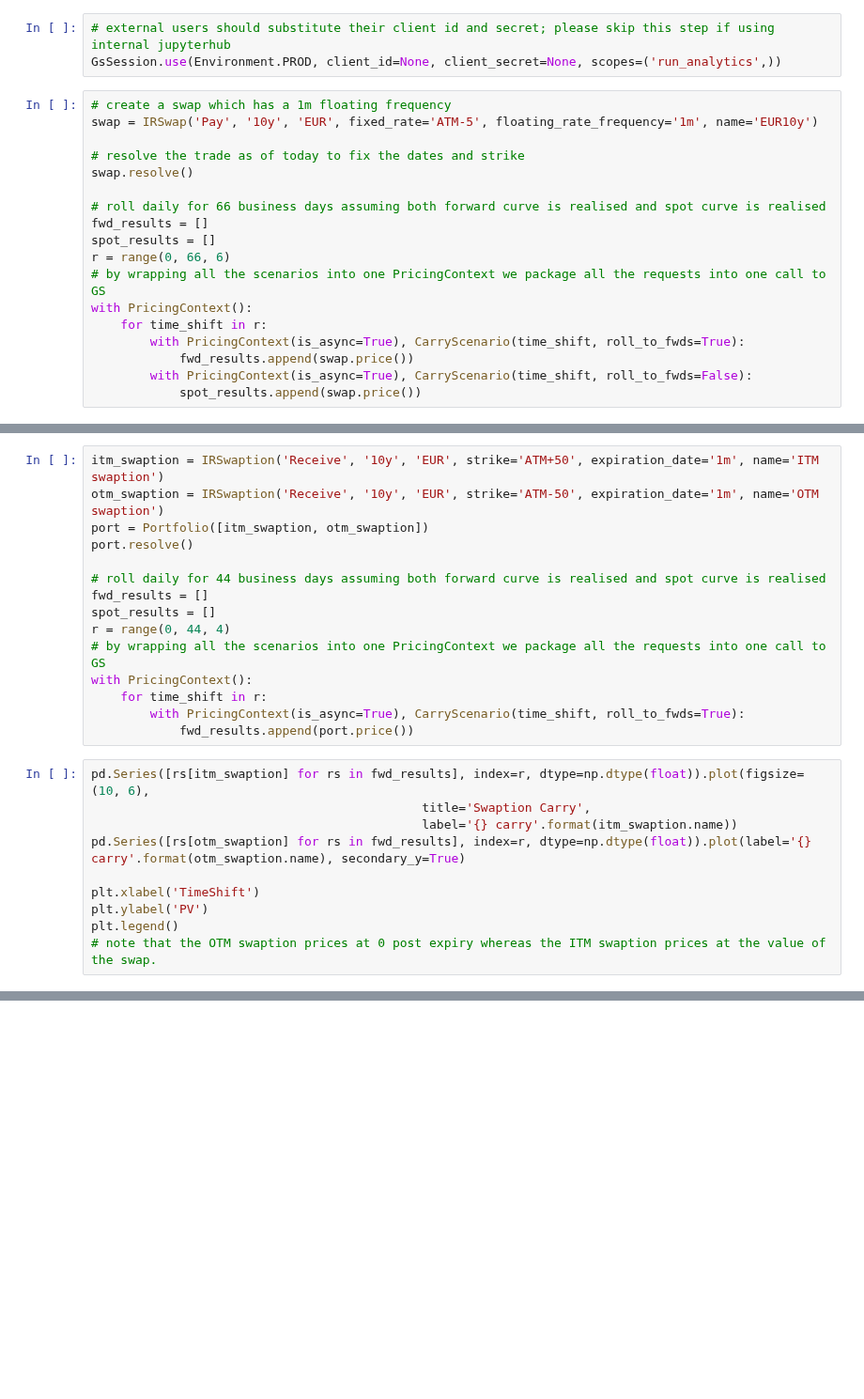
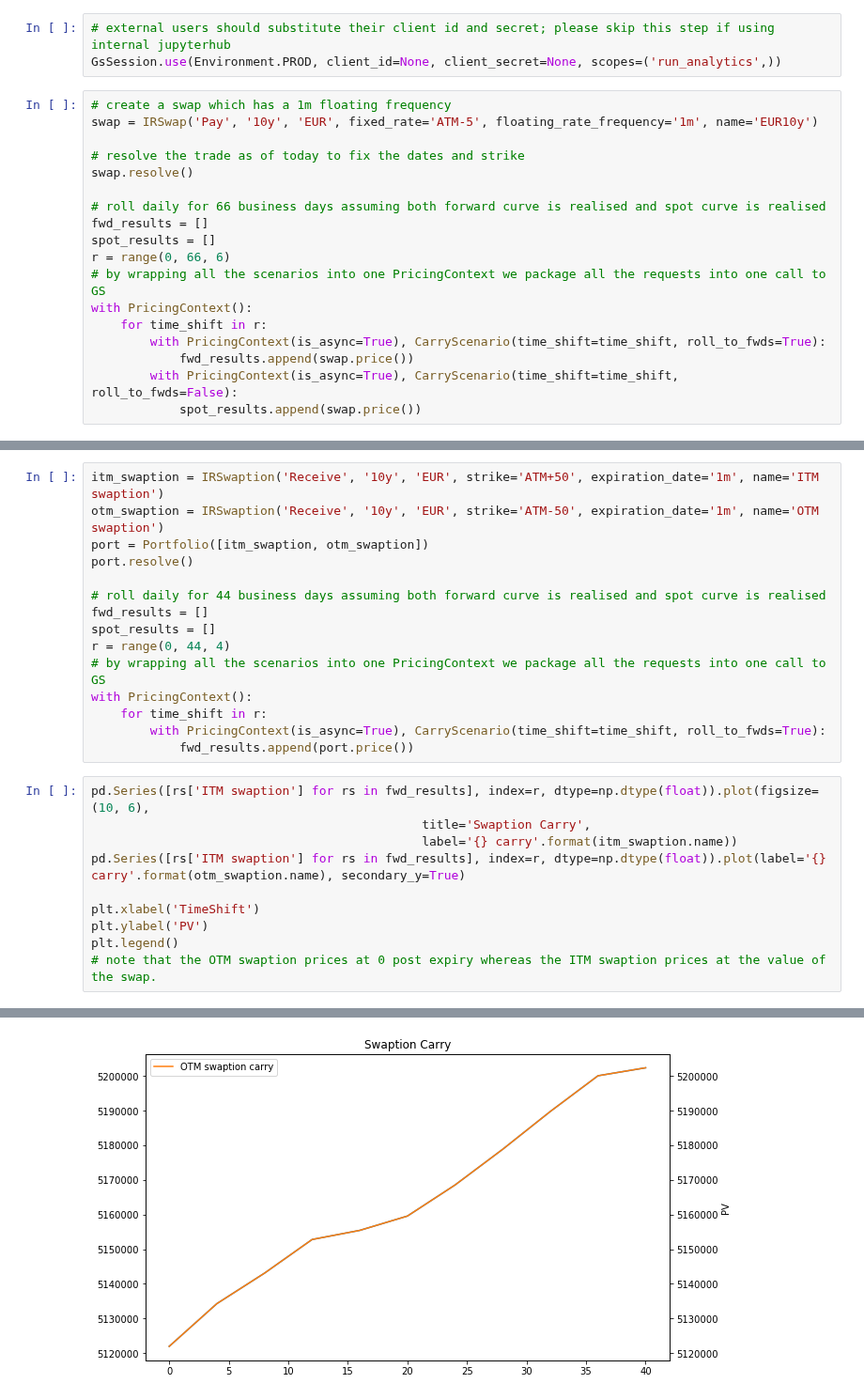
Before and after one commit to goldmansachs/gs-quant, a Jupyter notebook: gs_quant/examples/04_scenario/01_carry_shock/040102_carry-showing-lifecycling-effects-on-swaps-and-swaptions.ipynb, the cells around one changed output, grey strips where cells are left out. Shown at 94% size. Cells and saved outputs as stored; diff of their text form; blank space fills up the shorter version.

Commit message:
new measure, risk result frame, updating examples (#127)

```diff
--- a/gs_quant/examples/04_scenario/01_carry_shock/040102_carry-showing-lifecycling-effects-on-swaps-and-swaptions.ipynb
+++ b/gs_quant/examples/04_scenario/01_carry_shock/040102_carry-showing-lifecycling-effects-on-swaps-and-swaptions.ipynb
@@ -24,9 +24,9 @@ r = range(0, 66, 6)
 # by wrapping all the scenarios into one PricingContext we package all the requests into one call to GS
 with PricingContext():
     for time_shift in r:
-        with PricingContext(is_async=True), CarryScenario(time_shift, roll_to_fwds=True):
+        with PricingContext(is_async=True), CarryScenario(time_shift=time_shift, roll_to_fwds=True):
             fwd_results.append(swap.price())
-        with PricingContext(is_async=True), CarryScenario(time_shift, roll_to_fwds=False):
+        with PricingContext(is_async=True), CarryScenario(time_shift=time_shift, roll_to_fwds=False):
             spot_results.append(swap.price())
 # %%
 pd.Series([r.result() for r in fwd_results], index=r, dtype=np.dtype(float)).plot(figsize=(10, 6),
@@ -51,15 +54,16 @@ r = range(0, 44, 4)
 # by wrapping all the scenarios into one PricingContext we package all the requests into one call to GS
 with PricingContext():
     for time_shift in r:
-        with PricingContext(is_async=True), CarryScenario(time_shift, roll_to_fwds=True):
+        with PricingContext(is_async=True), CarryScenario(time_shift=time_shift, roll_to_fwds=True):
             fwd_results.append(port.price())
 # %%
-pd.Series([rs[itm_swaption] for rs in fwd_results], index=r, dtype=np.dtype(float)).plot(figsize=(10, 6),
+pd.Series([rs['ITM swaption'] for rs in fwd_results], index=r, dtype=np.dtype(float)).plot(figsize=(10, 6),
                                              title='Swaption Carry',
                                              label='{} carry'.format(itm_swaption.name))
-pd.Series([rs[otm_swaption] for rs in fwd_results], index=r, dtype=np.dtype(float)).plot(label='{} carry'.format(otm_swaption.name), secondary_y=True)
+pd.Series([rs['ITM swaption'] for rs in fwd_results], index=r, dtype=np.dtype(float)).plot(label='{} carry'.format(otm_swaption.name), secondary_y=True)
 
 plt.xlabel('TimeShift')
 plt.ylabel('PV')
 plt.legend()
 # note that the OTM swaption prices at 0 post expiry whereas the ITM swaption prices at the value of the swap.
+# %% [output]
@@ -65,0 +71 @@ plt.legend()
+[figure, added]
```
Also changed, not shown: parts of 2 cells of this notebook, 13 other files.
